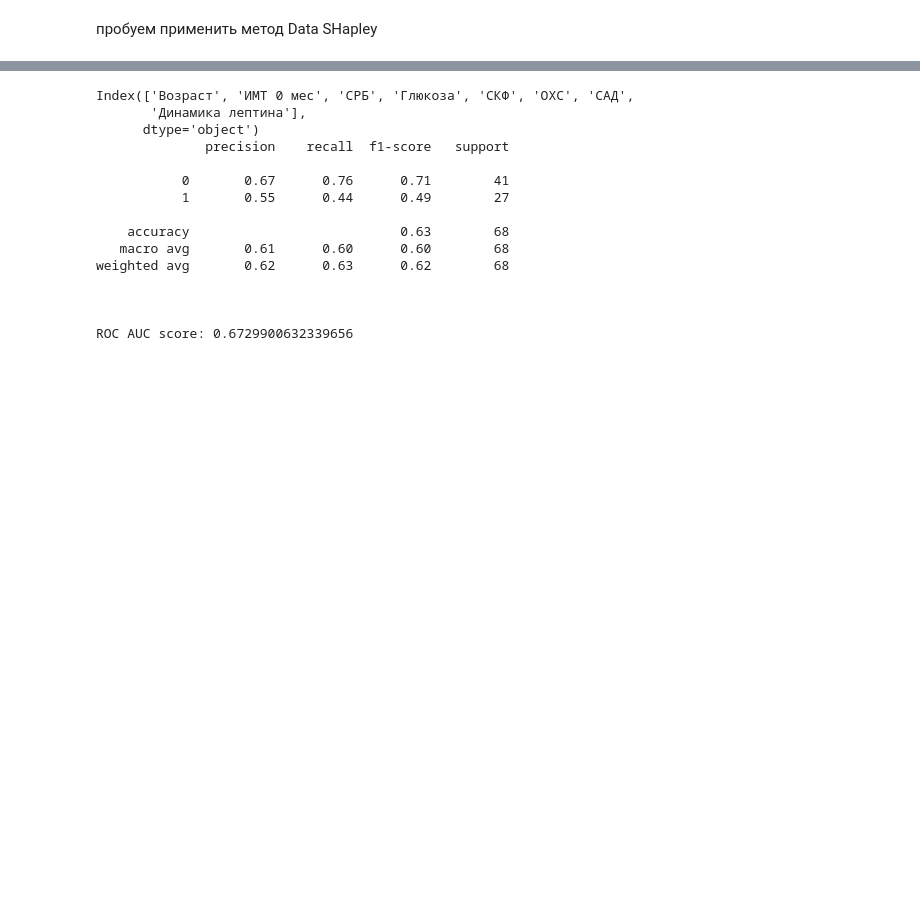
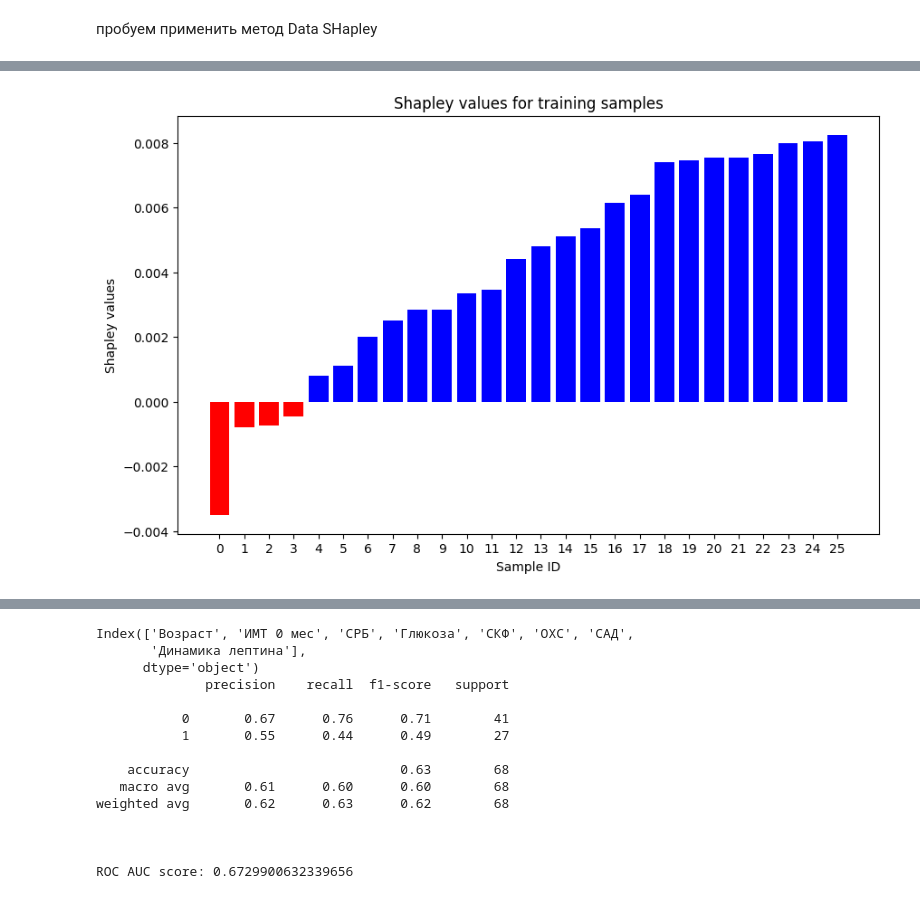
Before and after one commit to geniusserg/Endocrinology, a Jupyter notebook: experiments.ipynb, the cells around one changed output, grey strips where cells are left out. Saved outputs shown, nothing was run; the diff lists cells and outputs as text; code cells hidden in the pictures; blank space fills up the shorter version.

Commit message:
shapval last changes

```diff
--- a/experiments.ipynb
+++ b/experiments.ipynb
@@ -640,0 +747,3 @@ After remove: accuracy: 0.6323529411764706, f1_score: 0.4897959183673469 roc_auc
+# %%
+shapvals = pd.read_csv("shapvals.csv", index_col=0)
+shapvals
@@ -640,0 +884,27 @@ After remove: accuracy: 0.6323529411764706, f1_score: 0.4897959183673469 roc_auc
+# %%
+import matplotlib.pyplot as plt
+
+# Пример данных с shapley values для сэмплов (замените этот список на ваши данные)
+shapley_values = shapvals.iloc[:26, -1]
+
+# Разделение shapley values на положительные и отрицательные
+positive_values = [val if val >= 0 else 0 for val in shapley_values]
+negative_values = [val if val < 0 else 0 for val in shapley_values]
+
+# Создание bar chart
+plt.figure(figsize=(10, 6))
+plt.bar(range(len(shapley_values)), positive_values, color='b')
+plt.bar(range(len(shapley_values)), negative_values, color='r')
+
+# Настройка меток на оси x
+plt.xticks(range(len(shapley_values)))
+
+# Добавление заголовков и меток осей
+plt.title('Shapley values for training samples')
+plt.xlabel('Sample ID')
+plt.ylabel('Shapley values')
+
+# Отображение графика
+plt.show()
+# %% [output]
+[figure, added]
```
Also changed, not shown: parts of 33 cells of this notebook, 1 other file.
